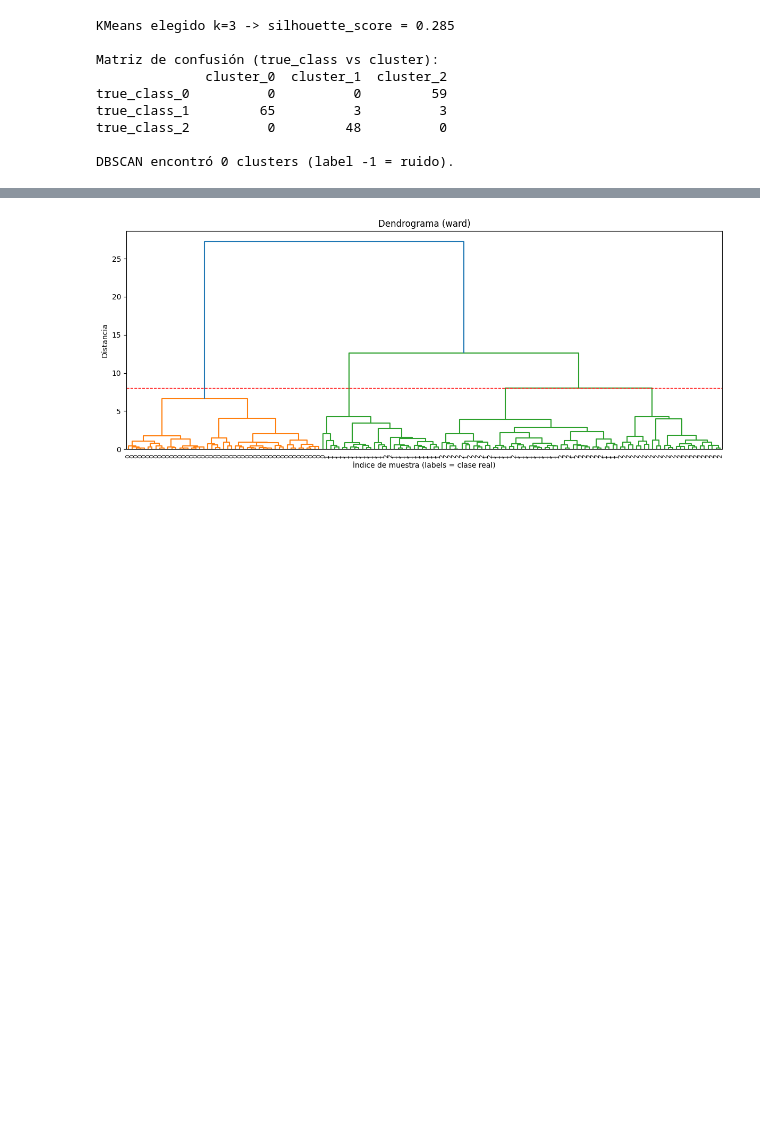
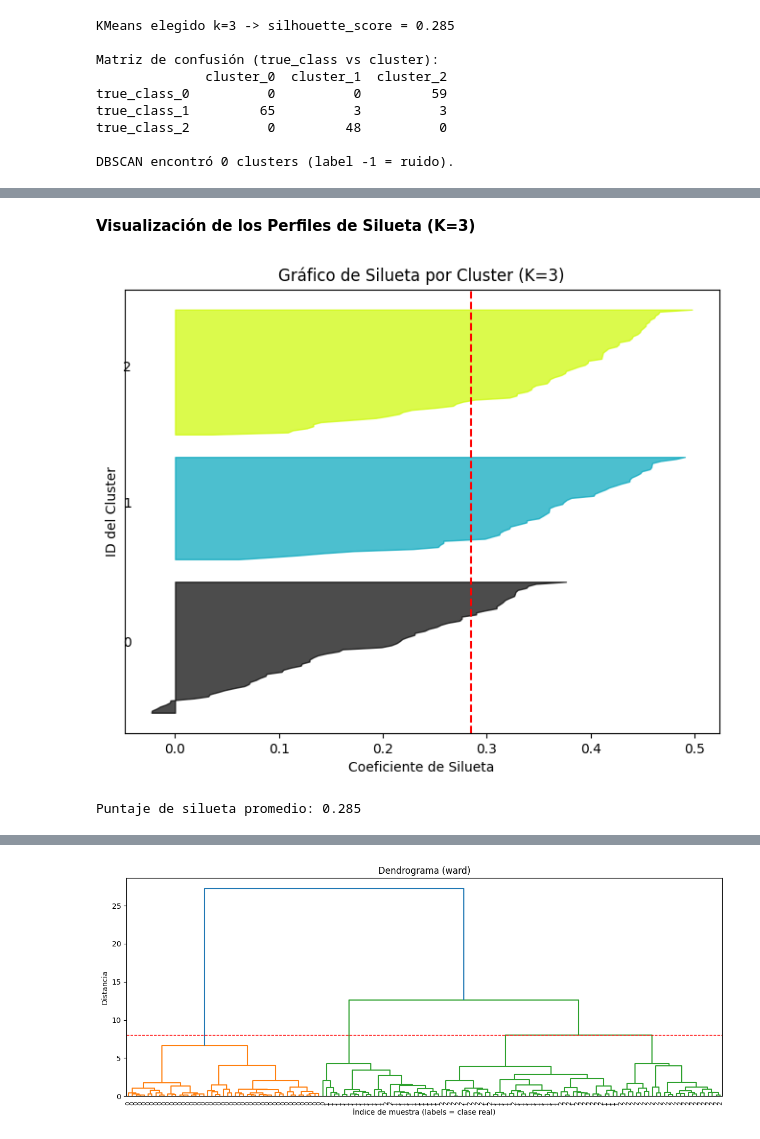
Before and after one commit to paranedagarcia/Cienciadedatos, a Jupyter notebook: 7.Aprendizaje no supervisado/Clustering.ipynb, the cells around one changed output, grey strips where cells are left out. Drawn from its saved outputs; the diff is of its cells as text; code cells hidden in the pictures; blank space fills up the shorter version.

```diff
--- a/7.Aprendizaje no supervisado/Clustering.ipynb
+++ b/7.Aprendizaje no supervisado/Clustering.ipynb
@@ -124,0 +431,47 @@ El silhouette score del conjunto suele ser el promedio de s(i) sobre todos los p
+# %% [markdown]
+**Visualización de los Perfiles de Silueta (K=3)**
+# %%
+from sklearn.metrics import silhouette_samples, silhouette_score
+import matplotlib.cm as cm
+
+# Configuramos el modelo para K=3
+k_clusters = 3
+kmeans = KMeans(n_clusters=k_clusters, random_state=42, n_init=10)
+cluster_labels = kmeans.fit_predict(data_scaled)
+silhouette_avg = silhouette_score(data_scaled, cluster_labels)
+
+# Calculamos los valores de silueta para cada muestra
+sample_silhouette_values = silhouette_samples(data_scaled, cluster_labels)
+
+fig, ax1 = plt.subplots(1, 1, figsize=(8, 6))
+
+y_lower = 10
+for i in range(k_clusters):
+    # Agrupamos los valores de silueta de las muestras del cluster i y los ordenamos
+    ith_cluster_silhouette_values = sample_silhouette_values[cluster_labels == i]
+    ith_cluster_silhouette_values.sort()
+
+    size_cluster_i = ith_cluster_silhouette_values.shape[0]
+    y_upper = y_lower + size_cluster_i
+
+    color = cm.nipy_spectral(float(i) / k_clusters)
+    ax1.fill_betweenx(np.arange(y_lower, y_upper), 0, ith_cluster_silhouette_values,
+                      facecolor=color, edgecolor=color, alpha=0.7)
+
+    # Etiquetar los clusters en el centro
+    ax1.text(-0.05, y_lower + 0.5 * size_cluster_i, str(i))
+    y_lower = y_upper + 10
+
+ax1.set_title("Gráfico de Silueta por Cluster (K=3)")
+ax1.set_xlabel("Coeficiente de Silueta")
+ax1.set_ylabel("ID del Cluster")
+
+# Línea vertical para el promedio
+ax1.axvline(x=silhouette_avg, color="red", linestyle="--")
+ax1.set_yticks([]) # Limpiar los ejes Y
+plt.show()
+
+print(f"Puntaje de silueta promedio: {silhouette_avg:.3f}")
+# %% [output]
+[figure, added]
+Puntaje de silueta promedio: 0.285
```
Also changed, not shown: parts of 17 cells of this notebook.
